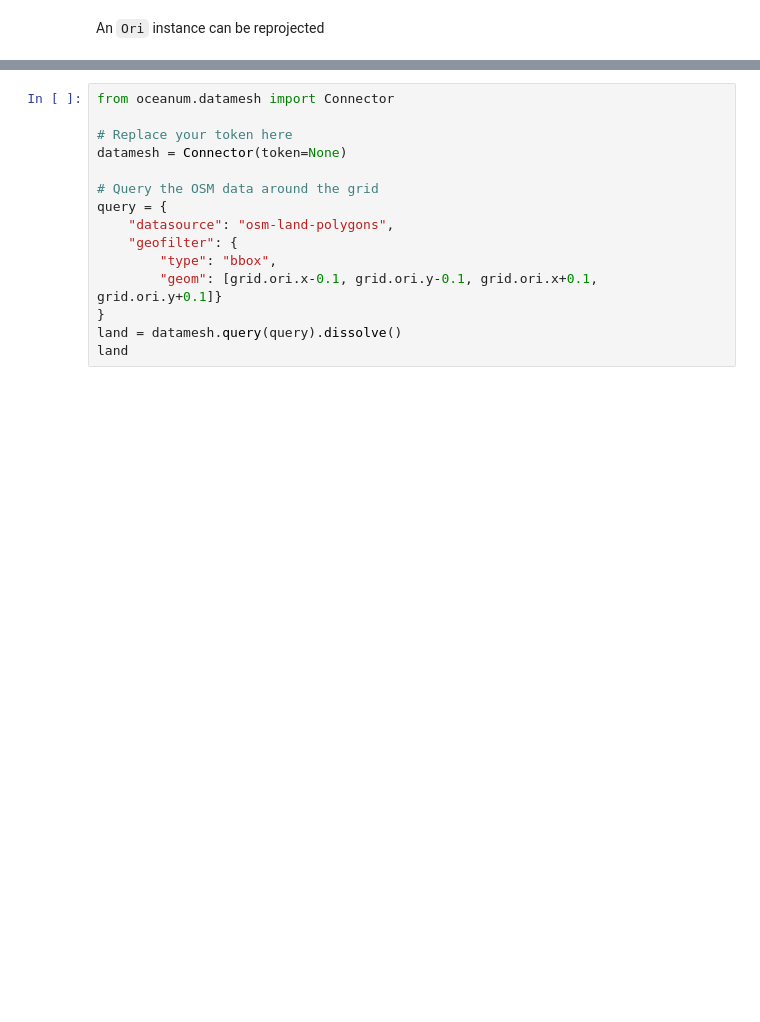
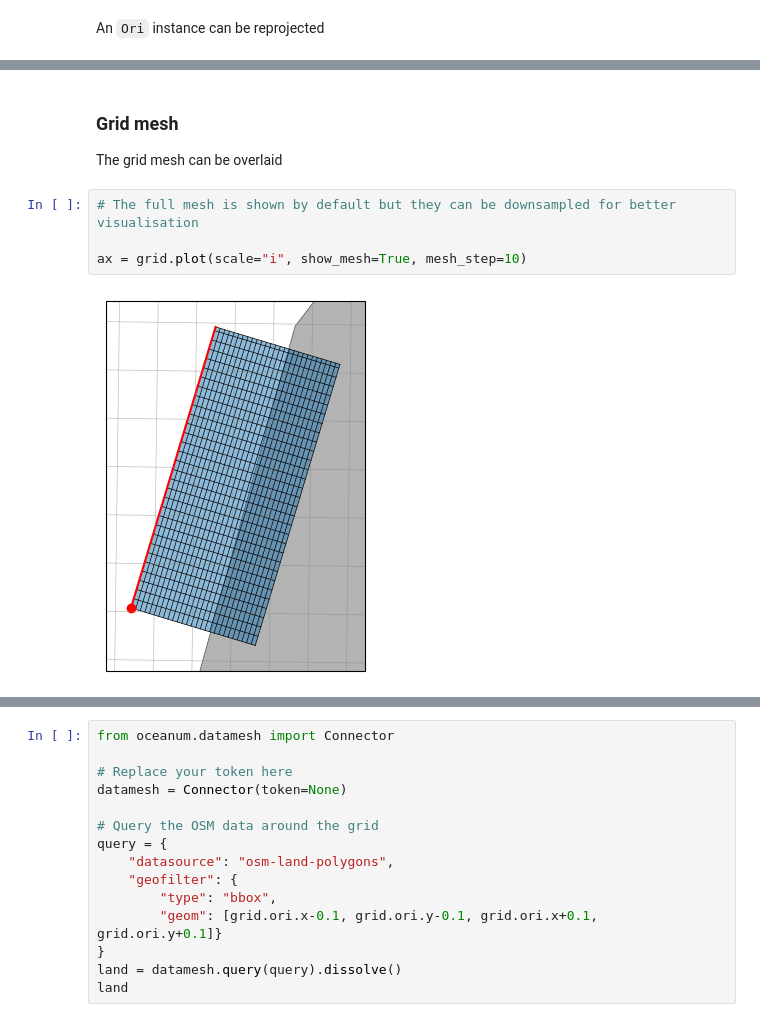
Before and after one commit to rom-py/rompy-notebooks, a Jupyter notebook: notebooks/xbeach/grid-demo.ipynb, the cells around one changed output, grey strips where cells are left out. Saved outputs shown, nothing was run; the diff lists cells and outputs as text; blank space fills up the shorter version.

```diff
--- a/notebooks/xbeach/grid-demo.ipynb
+++ b/notebooks/xbeach/grid-demo.ipynb
@@ -71,0 +147,10 @@ ax = grid.plot(scale="f")
+# %% [markdown]
+### Grid mesh
+
+The grid mesh can be overlaid
+# %%
+# The full mesh is shown by default but they can be downsampled for better visualisation
+
+ax = grid.plot(scale="i", show_mesh=True, mesh_step=10)
+# %% [output]
+[figure, added]
```
Also changed, not shown: parts of 44 cells of this notebook, 1 other file.
